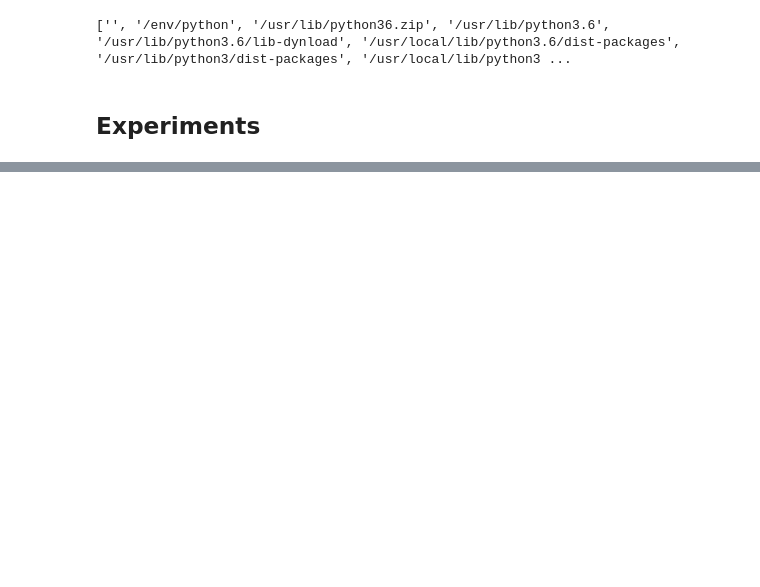
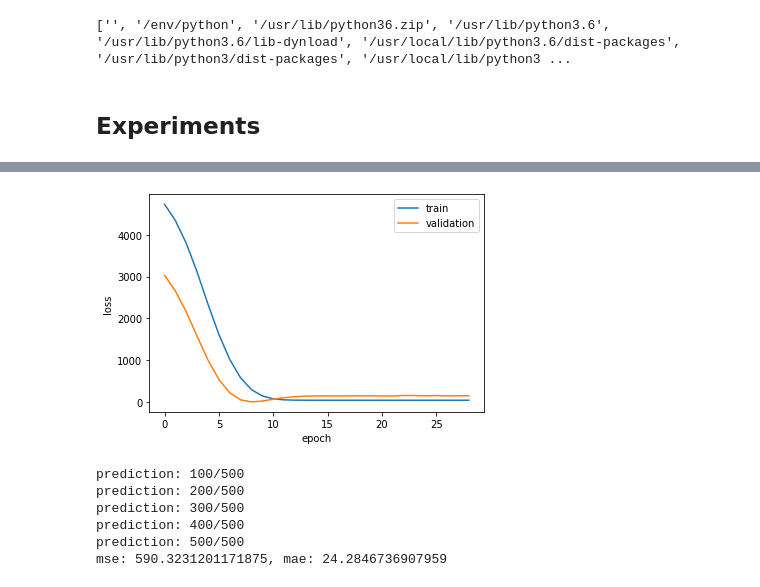
Before and after one commit to onurbil/TENT, a Jupyter notebook: notebooks/TT_experiments.ipynb, the cells around one changed output, grey strips where cells are left out. Saved outputs shown, nothing was run; the diff lists cells and outputs as text; code cells hidden in the pictures; blank space fills up the shorter version.

```diff
--- a/notebooks/TT_experiments.ipynb
+++ b/notebooks/TT_experiments.ipynb
@@ -99,0 +175,37 @@ print(y_train)
+# %%
+train_losses = history.history['loss']
+valid_losses = history.history['val_loss']
+plt.plot(range(len(train_losses)), train_losses, label='train')
+plt.plot(range(len(valid_losses)), valid_losses, label='validation')
+plt.xlabel('epoch')
+plt.ylabel('loss')
+plt.legend()
+plt.show()
+# %% [output]
+[figure, added]
+# %%
+x, y = x_test, y_test
+# x, y = x_train, y_train
+
+starting_from = 0
+num_test_examples = 500
+x_test_lim = x[starting_from:starting_from + num_test_examples, ...]
+y_test_lim = y[starting_from:starting_from + num_test_examples]
+preds = []
+for i in range(x_test_lim.shape[0]):
+    if (i + 1) % 100 == 0:
+        print(f'prediction: {i + 1}/{x_test_lim.shape[0]}')
+    preds.append(model.predict(x_test_lim[i][np.newaxis, ...]))
+pred = np.concatenate(preds, axis=0)
+mse = np.mean(kr.metrics.mse(y_test_lim, pred.flatten()))
+mae = np.mean(kr.metrics.mae(y_test_lim, pred.flatten()))
+print(f'mse: {mse}, mae: {mae}')
+# print(pred.flatten())
+# print(model.layers[1].get_weights()[0])
+# %% [output]
+prediction: 100/500
+prediction: 200/500
+prediction: 300/500
+prediction: 400/500
+prediction: 500/500
+mse: 590.3231201171875, mae: 24.2846736907959
```
Also changed, not shown: parts of 23 cells of this notebook.
